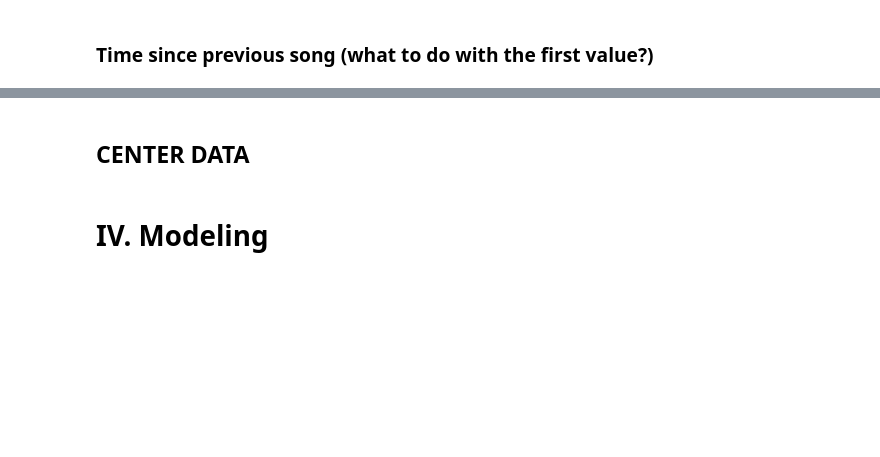
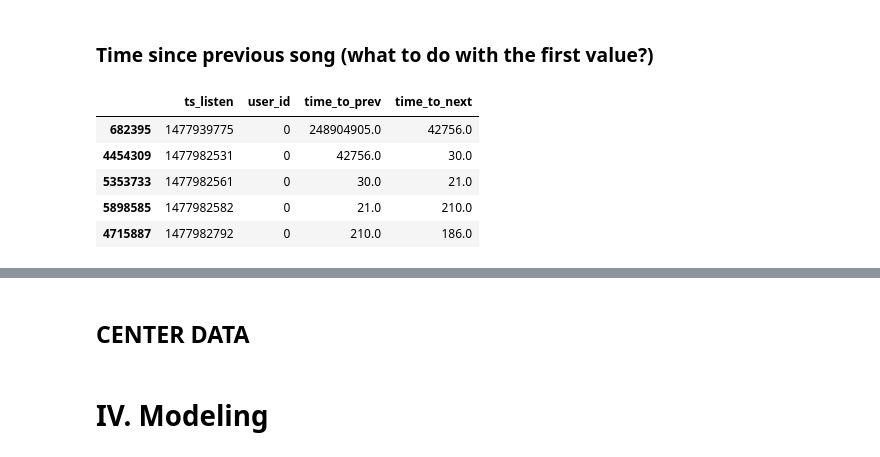
Before and after one commit to MarcSzafraniec/dsg17, a Jupyter notebook: DSG_qualifs.ipynb, the cells around one changed output, grey strips where cells are left out. Drawn from its saved outputs; the diff is of its cells as text; code cells hidden in the pictures; blank space fills up the shorter version.

```diff
--- a/DSG_qualifs.ipynb
+++ b/DSG_qualifs.ipynb
@@ -199,3 +218,12 @@ combined_sorted['time_to_next'] = combined_sorted['user_id']
+# %%
+combined_sorted.head()
+# %% [output]
+|  | ts_listen | user_id | time_to_prev | time_to_next |
+| 682395 | 1477939775 | 0 | 248904905.0 | 42756.0 |
+| 4454309 | 1477982531 | 0 | 42756.0 | 30.0 |
+| 5353733 | 1477982561 | 0 | 30.0 | 21.0 |
+| 5898585 | 1477982582 | 0 | 21.0 | 210.0 |
+| 4715887 | 1477982792 | 0 | 210.0 | 186.0 |
 # %%
 combined = combined.join(combined_sorted[['time_to_prev','time_to_next']], None, 'left', 'l')
 # %%
```
Also changed, not shown: parts of 17 cells of this notebook, 1 other file.
